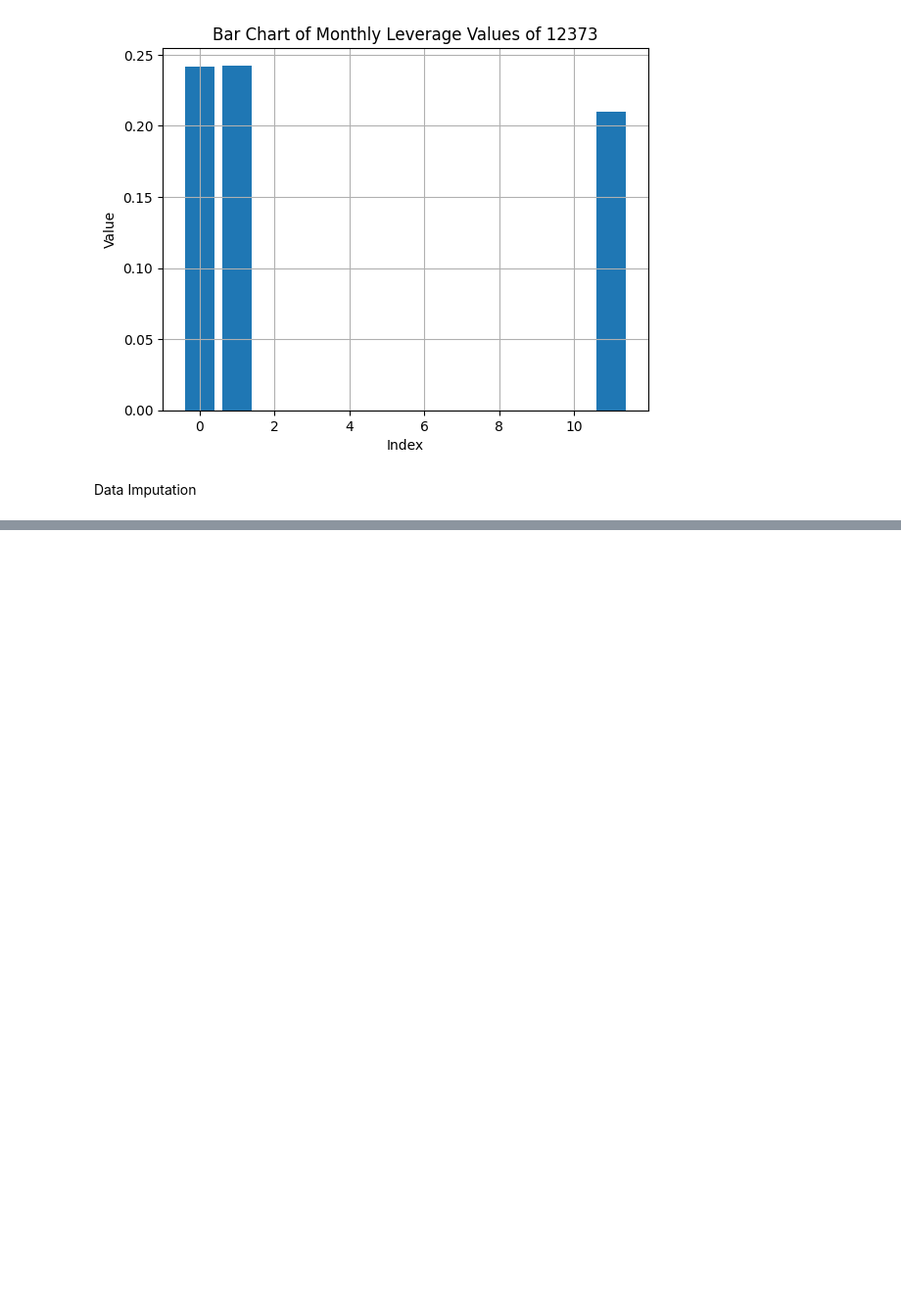
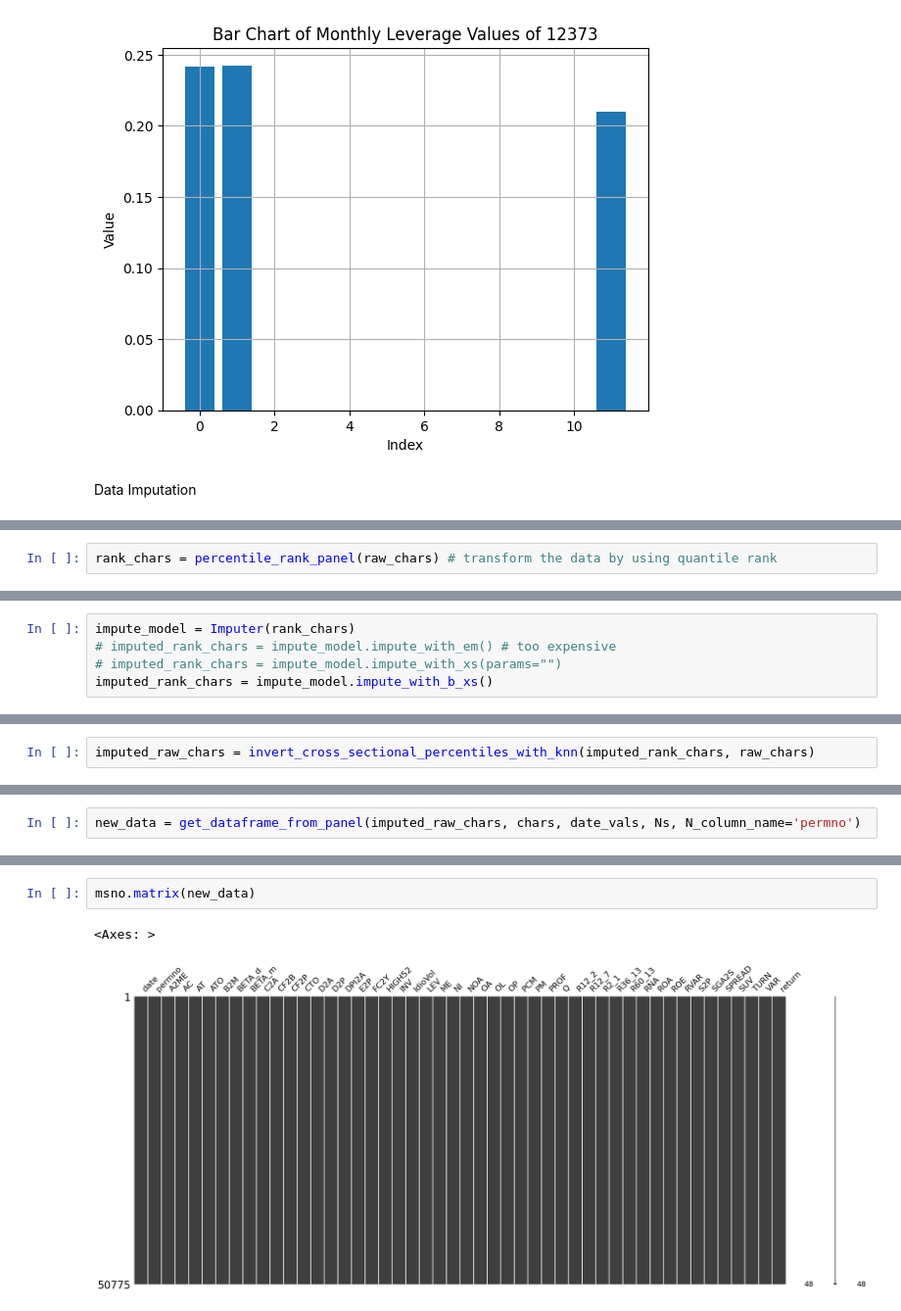
Before and after one commit to kennybix/Data-Imputation-in-Panel-Data, a Jupyter notebook: example.ipynb, the cells around one changed output, grey strips where cells are left out. Shown at 98% size. Drawn from its saved outputs; the diff is of its cells as text; blank space fills up the shorter version.

Commit message:
completed the data imputation project

```diff
--- a/example.ipynb
+++ b/example.ipynb
@@ -316 +352,3 @@ rank_chars, chars, date_vals, Ns = get_data_panel(data, N_column_name='permno',
+# %%
+rank_chars = percentile_rank_panel(raw_chars) # transform the data by using quantile rank
 # %%
@@ -319,0 +374,5 @@ rank_chars.shape
+# %%
+impute_model = Imputer(rank_chars)
+# imputed_rank_chars = impute_model.impute_with_em() # too expensive
+# imputed_rank_chars = impute_model.impute_with_xs(params="")
+imputed_rank_chars = impute_model.impute_with_b_xs()
@@ -319,0 +399,2 @@ rank_chars.shape
+# %%
+imputed_raw_chars = invert_cross_sectional_percentiles_with_knn(imputed_rank_chars, raw_chars)
@@ -319,0 +444,2 @@ rank_chars.shape
+# %%
+new_data = get_dataframe_from_panel(imputed_raw_chars, chars, date_vals, Ns, N_column_name='permno')
@@ -319,0 +462,5 @@ rank_chars.shape
+# %%
+msno.matrix(new_data)
+# %% [output]
+<Axes: >
+[figure, added]
```
Also changed, not shown: parts of 17 cells of this notebook, 2 other files.
